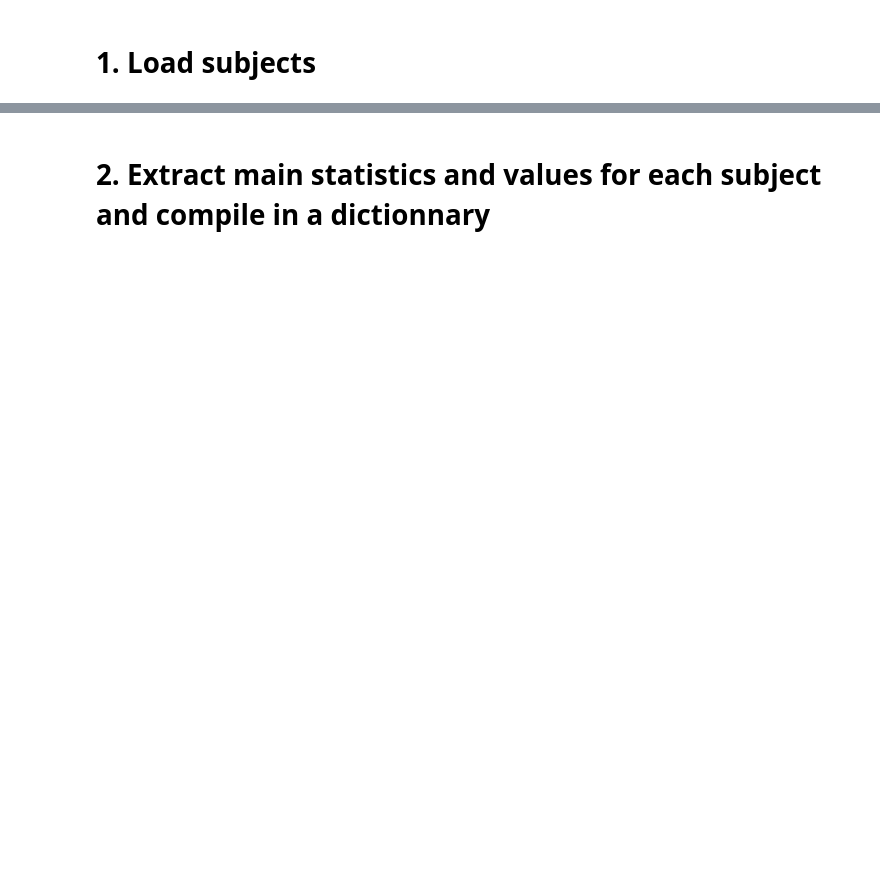
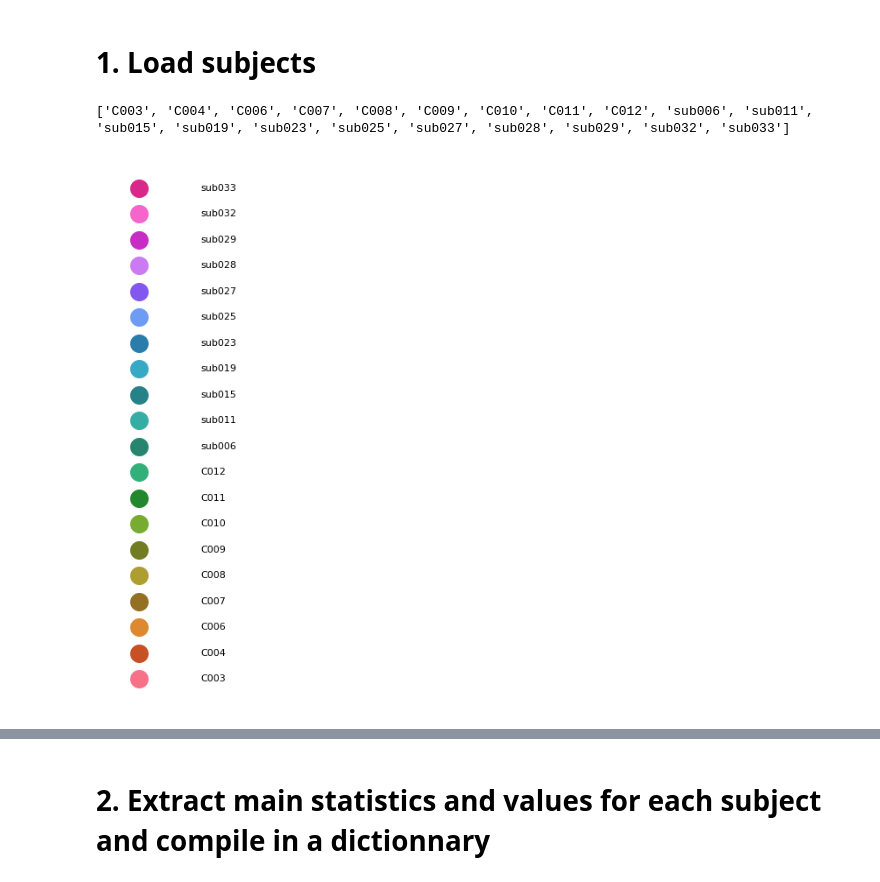
Before and after one commit to juliettevivien/analysis_mSST, a Jupyter notebook: scripts/NOTEBOOK_2_behav_analysis.ipynb, the cells around one changed output, grey strips where cells are left out. Drawn from its saved outputs; the diff is of its cells as text; code cells hidden in the pictures; blank space fills up the shorter version.

```diff
--- a/scripts/NOTEBOOK_2_behav_analysis.ipynb
+++ b/scripts/NOTEBOOK_2_behav_analysis.ipynb
@@ -2,6 +2,9 @@
 # load librairies
 import numpy as np
 import pandas as pd
+import matplotlib
+matplotlib.rcParams['pdf.fonttype'] = 42
+matplotlib.rcParams['ps.fonttype'] = 42
 import matplotlib.pyplot as plt
 import os
 from os.path import join
@@ -30,10 +33,14 @@ if not os.path.isdir(behav_results_saving_path):
 # %%
 # read the json file containing the included and excluded subjects
 # Open and read the JSON file
-included_excluded_file = join(behav_results_saving_path, 'final_included_subjects.json')
+included_excluded_file = join(results_path, 'final_included_subjects.json')
 with open(included_excluded_file, 'r') as file:
     included_subjects = json.load(file)
 # %%
 included_subjects
 # %%
 subject_colors = utils.create_color_palette(included_subjects)
+utils.plot_color_palette(subject_colors)
+# %% [output]
+['C003', 'C004', 'C006', 'C007', 'C008', 'C009', 'C010', 'C011', 'C012', 'sub006', 'sub011', 'sub015', 'sub019', 'sub023', 'sub025', 'sub027', 'sub028', 'sub029', 'sub032', 'sub033']
+[figure, added]
```
Also changed, not shown: parts of 150 cells of this notebook, 33 other files.
